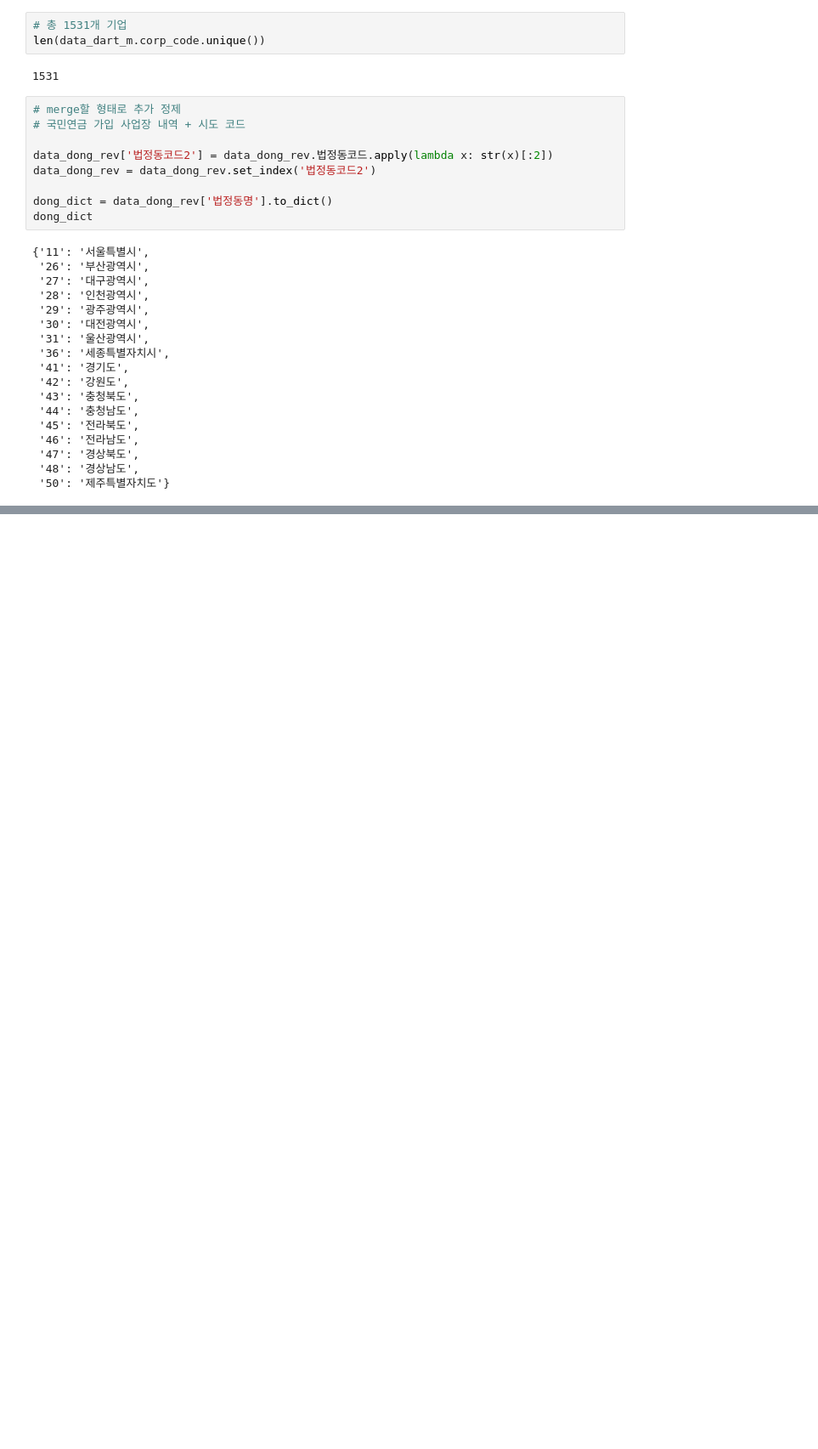
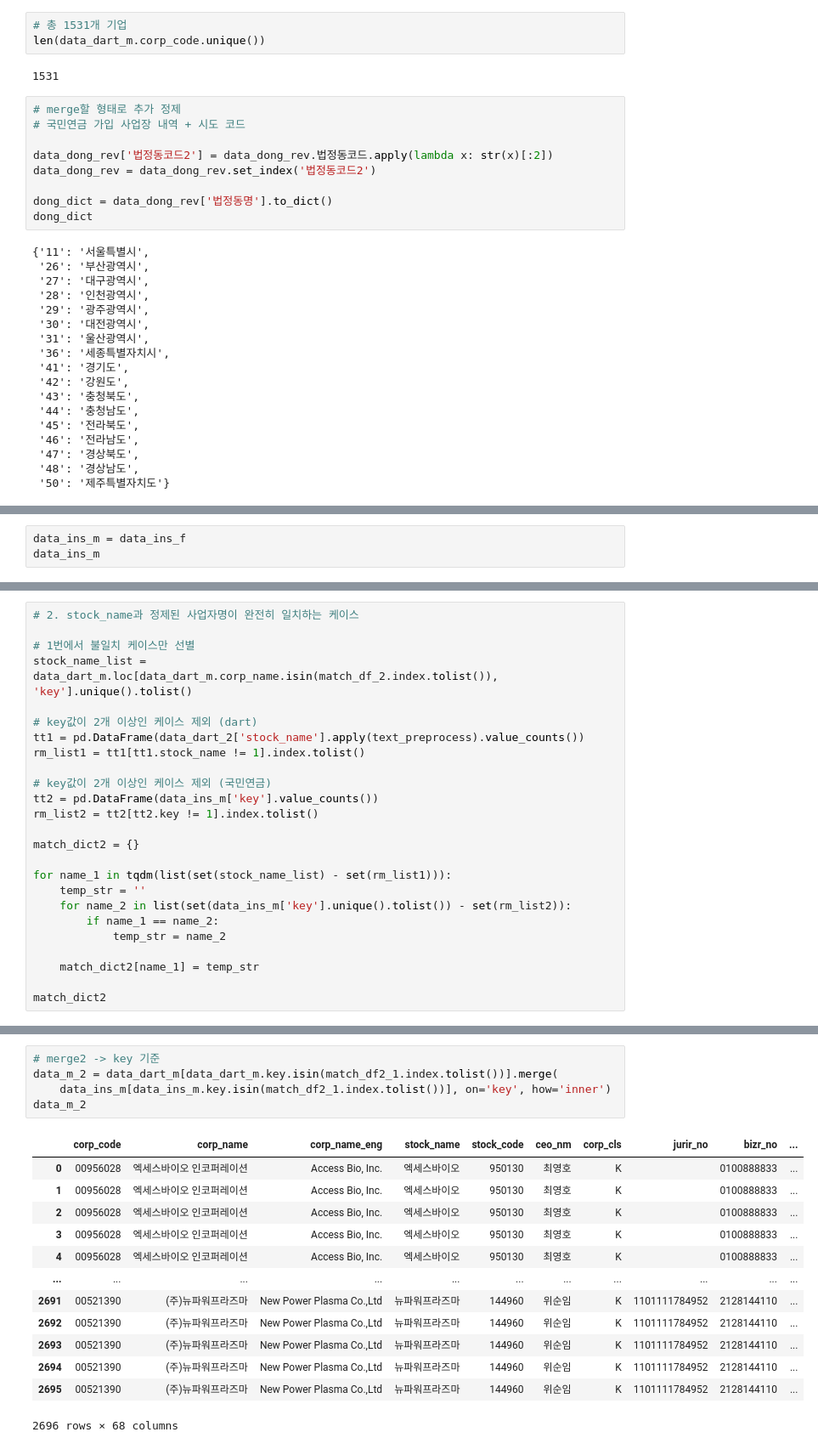
Before and after one commit to DongukKim95/data-science, a Jupyter notebook: 2022 구직자를_위한_기업_트랜드_시각화(DACON)/Data_Merge_Preprocess.ipynb, the cells around one changed output, grey strips where cells are left out. Shown at 85% size. Drawn from its saved outputs; the diff is of its cells as text; blank space fills up the shorter version.

```diff
--- a/2022 구직자를_위한_기업_트랜드_시각화(DACON)/Data_Merge_Preprocess.ipynb
+++ b/2022 구직자를_위한_기업_트랜드_시각화(DACON)/Data_Merge_Preprocess.ipynb
@@ -433,0 +442,3 @@ data_ins_m
+# %%
+data_ins_m = data_ins_f
+data_ins_m
@@ -632,0 +590,25 @@ data_m
+# %%
+# 2. stock_name과 정제된 사업자명이 완전히 일치하는 케이스
+
+# 1번에서 불일치 케이스만 선별
+stock_name_list = data_dart_m.loc[data_dart_m.corp_name.isin(match_df_2.index.tolist()), 'key'].unique().tolist()
+
+# key값이 2개 이상인 케이스 제외 (dart)
+tt1 = pd.DataFrame(data_dart_2['stock_name'].apply(text_preprocess).value_counts())
+rm_list1 = tt1[tt1.stock_name != 1].index.tolist()
+
+# key값이 2개 이상인 케이스 제외 (국민연금)
+tt2 = pd.DataFrame(data_ins_m['key'].value_counts())
+rm_list2 = tt2[tt2.key != 1].index.tolist()
+
+match_dict2 = {}
+
+for name_1 in tqdm(list(set(stock_name_list) - set(rm_list1))):
+    temp_str = ''
+    for name_2 in list(set(data_ins_m['key'].unique().tolist()) - set(rm_list2)):
+        if name_1 == name_2:
+            temp_str = name_2
+
+    match_dict2[name_1] = temp_str
+
+match_dict2
@@ -632,0 +671,19 @@ data_m
+# %%
+# merge2 -> key 기준
+data_m_2 = data_dart_m[data_dart_m.key.isin(match_df2_1.index.tolist())].merge(
+    data_ins_m[data_ins_m.key.isin(match_df2_1.index.tolist())], on='key', how='inner')
+data_m_2
+# %% [output]
+|  | corp_code | corp_name | corp_name_eng | stock_name | stock_code | ceo_nm | corp_cls | jurir_no | bizr_no | ... |
+| 0 | 00956028 | 엑세스바이오 인코퍼레이션 | Access Bio, Inc. | 엑세스바이오 | 950130 | 최영호 | K |  | 0100888833 | ... |
+| 1 | 00956028 | 엑세스바이오 인코퍼레이션 | Access Bio, Inc. | 엑세스바이오 | 950130 | 최영호 | K |  | 0100888833 | ... |
+| 2 | 00956028 | 엑세스바이오 인코퍼레이션 | Access Bio, Inc. | 엑세스바이오 | 950130 | 최영호 | K |  | 0100888833 | ... |
+| 3 | 00956028 | 엑세스바이오 인코퍼레이션 | Access Bio, Inc. | 엑세스바이오 | 950130 | 최영호 | K |  | 0100888833 | ... |
+| 4 | 00956028 | 엑세스바이오 인코퍼레이션 | Access Bio, Inc. | 엑세스바이오 | 950130 | 최영호 | K |  | 0100888833 | ... |
+| ... | ... | ... | ... | ... | ... | ... | ... | ... | ... | ... |
+| 2691 | 00521390 | (주)뉴파워프라즈마 | New Power Plasma Co.,Ltd | 뉴파워프라즈마 | 144960 | 위순임 | K | 1101111784952 | 2128144110 | ... |
+| 2692 | 00521390 | (주)뉴파워프라즈마 | New Power Plasma Co.,Ltd | 뉴파워프라즈마 | 144960 | 위순임 | K | 1101111784952 | 2128144110 | ... |
+| 2693 | 00521390 | (주)뉴파워프라즈마 | New Power Plasma Co.,Ltd | 뉴파워프라즈마 | 144960 | 위순임 | K | 1101111784952 | 2128144110 | ... |
+| 2694 | 00521390 | (주)뉴파워프라즈마 | New Power Plasma Co.,Ltd | 뉴파워프라즈마 | 144960 | 위순임 | K | 1101111784952 | 2128144110 | ... |
+| 2695 | 00521390 | (주)뉴파워프라즈마 | New Power Plasma Co.,Ltd | 뉴파워프라즈마 | 144960 | 위순임 | K | 1101111784952 | 2128144110 | ... |
+2696 rows × 68 columns
```
Also changed, not shown: parts of 29 cells of this notebook.
